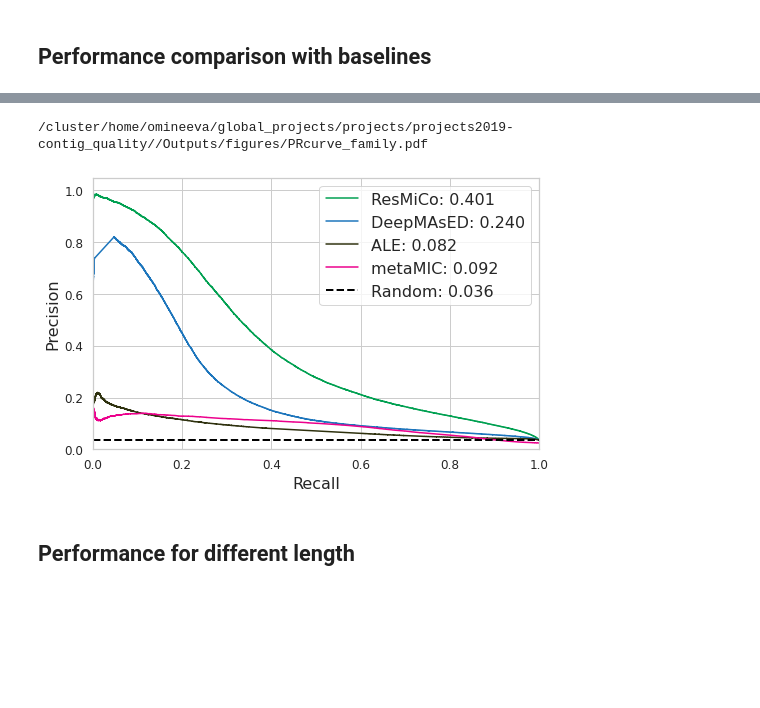
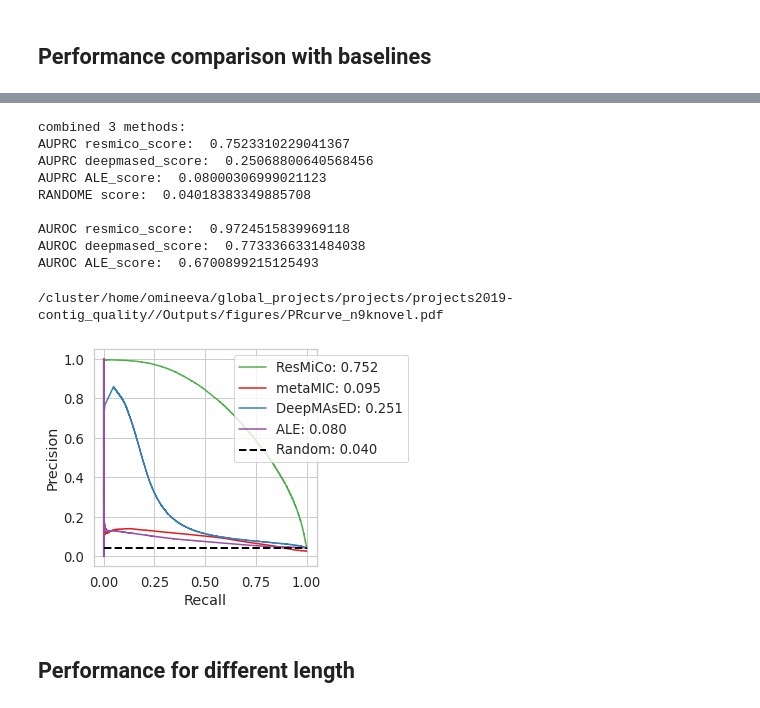
Before and after one commit to leylabmpi/resmico, a Jupyter notebook: notebooks/figures/family.ipynb, the cells around one changed output, grey strips where cells are left out. Saved outputs shown, nothing was run; the diff lists cells and outputs as text; code cells hidden in the pictures; blank space fills up the shorter version.

Commit message:
notebooks with mc_epoch_40_aucPR_0.727_resmico_10000_2022-01-20_09-30-25_model.h5

```diff
--- a/notebooks/figures/family.ipynb
+++ b/notebooks/figures/family.ipynb
@@ -217,0 +233,12 @@ print(len(result_m))
+# %%
+y_true_r, y_resmico = resmico_df.label, resmico_df.resmico_score
+
+# resmico
+prs, rcs, thresholds = precision_recall_curve(y_true_r, y_resmico)
+
+thr = 0.9
+ind = np.argmin(np.abs(thresholds-thr))
+precision = prs[ind]
+recall = rcs[ind]
+
+print('thr: {}, recall: {:.2f}, precision: {:.2f}'.format(thr, recall, precision))
@@ -229,48 +262,48 @@ def PR4all(axs, i, df, df_m,
     y_true_a, y_ALE = df.label, df.ALE_score
     y_true_m, y_metaMIC = df_m.label, df_m.metaMIC_score
 
-    colors = [(0, 160/255, 81/255), (28/255, 117/255, 188/255), (46/255, 49/255, 14/255), (236/255, 0, 140/255)]
+#     colors = [(0, 160/255, 81/255), (28/255, 117/255, 188/255), (46/255, 49/255, 14/255), (236/255, 0, 140/255)]
     linestyles = ['solid','dashed']
+    colors = ['#4daf4a', '#e41a1c',  '#377eb8', '#984ea3', '#ff7f00', '#ffff33']
 
     # resmico
     prs, rcs, thresholds = precision_recall_curve(y_true_r, y_resmico)
     re = ax.plot(rcs, prs, lw=1.5, color=colors[0], ls=linestyles[0],
                  label='ResMiCo: %0.3f' % (average_precision_score(y_true_r, y_resmico)))
 
+    # metaMIC
+    prs, rcs, thresholds = precision_recall_curve(y_true_m, y_metaMIC)
+    m = ax.plot(rcs, prs, lw=1.5, color=colors[1], ls=linestyles[0],
+                 label='metaMIC: %0.3f' % (average_precision_score(y_true_m, y_metaMIC)))
     # deepmased
     prs, rcs, thresholds = precision_recall_curve(y_true_d, y_deepmased)
-    d = ax.plot(rcs, prs, lw=1.5, color=colors[1], ls=linestyles[0],
+    d = ax.plot(rcs, prs, lw=1.5, color=colors[2], ls=linestyles[0],
                  label='DeepMAsED: %0.3f' % (average_precision_score(y_true_d, y_deepmased)))
 
     # ALE
     prs, rcs, thresholds = precision_recall_curve(y_true_a, y_ALE)
-    a =ax.plot(rcs, prs, lw=1.5, color=colors[2], ls=linestyles[0],
+    a =ax.plot(rcs, prs, lw=1.5, color=colors[3], ls=linestyles[0],
                  label='ALE: %0.3f' % (average_precision_score(y_true_a, y_ALE)))
 
-
-    # metaMIC
-    prs, rcs, thresholds = precision_recall_curve(y_true_m, y_metaMIC)
-    m = ax.plot(rcs, prs, lw=1.5, color=colors[3], ls=linestyles[0],
-                 label='metaMIC: %0.3f' % (average_precision_score(y_true_m, y_metaMIC)))
 
     # Random
     pr_random = np.mean(y_true_r)
     ra = ax.plot([0, 1], [pr_random, pr_random], color='black', ls=linestyles[1], label="Random: %0.3f" % pr_random, lw=2)
 
 
-    ax.tick_params(axis='both', which='major', labelsize=12)
-    ax.set_ylim([0.0, 1.05])
-    ax.set_xlim([0.0, 1.0])
+#     ax.tick_params(axis='both', which='major') #, labelsize=12
+#     ax.set_ylim([0.0, 1.0])
+#     ax.set_xlim([0.0, 1.0])
 
     # plt.title('Receiver operating characteristic example')
 #     if i==1:
 #         ax.legend(bbox_to_anchor=(0.5, 1.4), loc='upper center',
 #                   ncol=5, fontsize=26)
 
-    ax.set_ylabel('Precision', fontsize=16)
-    ax.set_xlabel('Recall', fontsize=16)
+    ax.set_ylabel('Precision') #, fontsize=16
+    ax.set_xlabel('Recall')
 
-    ax.legend(fontsize=16)
+    ax.legend(bbox_to_anchor=(0.6, 1.0), loc='upper left') #
 #     ax.grid(True, axis='y', linestyle=':')
 #     ax.grid(True, axis='x', linestyle=':')
 
@@ -299,20 +346,48 @@ RANDOME score:  0.024418290565309666
+# %%
+print('combined 3 methods: ')
+
+print('AUPRC resmico_score: ',
+  average_precision_score(result['label']>0, result['resmico_score']))
+print('AUPRC deepmased_score: ',
+  average_precision_score(result['label']>0, result['deepmased_score']))
+print('AUPRC ALE_score: ',
+      average_precision_score(result['label']>0, result['ALE_score']))
+print('RANDOME score: ',
+      np.mean(result['label']))
+
+print('')
+print('AUROC resmico_score: ',
+  roc_auc_score(result['label']>0, result['resmico_score']))
+print('AUROC deepmased_score: ',
+  roc_auc_score(result['label']>0, result['deepmased_score']))
+print('AUROC ALE_score: ',
+      roc_auc_score(result['label']>0, result['ALE_score']))
+# %% [output]
+combined 3 methods:
+AUPRC resmico_score:  0.7523310229041367
+AUPRC deepmased_score:  0.25068800640568456
+AUPRC ALE_score:  0.08000306999021123
+RANDOME score:  0.04018383349885708
+
+AUROC resmico_score:  0.9724515839969118
+AUROC deepmased_score:  0.7733366331484038
+AUROC ALE_score:  0.6700899215125493
 # %%
-fig, axs = plt.subplots(1, 1, figsize=(8, 5), sharey = True)
+fig, axs = plt.subplots(1, 1, figsize=(4, 4))
 
 
 PR4all(axs, -1,  result, result_m)
 
 
-dataset_name = 'family'
-where = project_path+'/Outputs/figures/PRcurve_'+dataset_name+'.pdf'
+where = project_path+'/Outputs/figures/PRcurve_n9knovel.pdf'
 plt.savefig(where,
             bbox_inches='tight', format='pdf', dpi=300)
 print(where)
 
 plt.show()
 # %% [output]
-/cluster/home/omineeva/global_projects/projects/projects2019-contig_quality//Outputs/figures/PRcurve_family.pdf
+/cluster/home/omineeva/global_projects/projects/projects2019-contig_quality//Outputs/figures/PRcurve_n9knovel.pdf
-[figure, old version]
+[figure, new version]
 # %% [markdown]
 ## Performance for different length
 # %%
```
Also changed, not shown: parts of 29 cells of this notebook, 5 other files.
